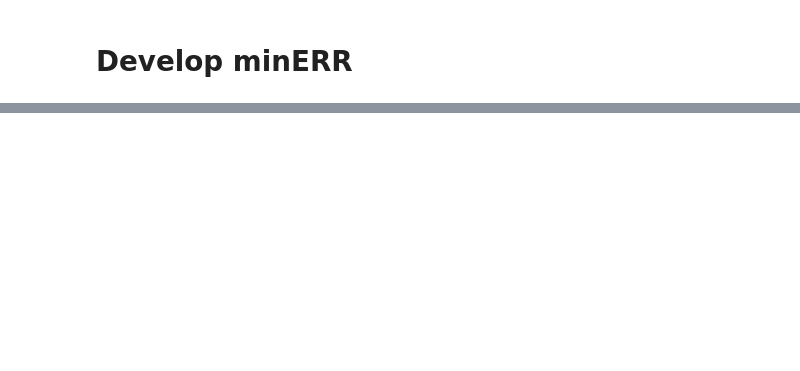
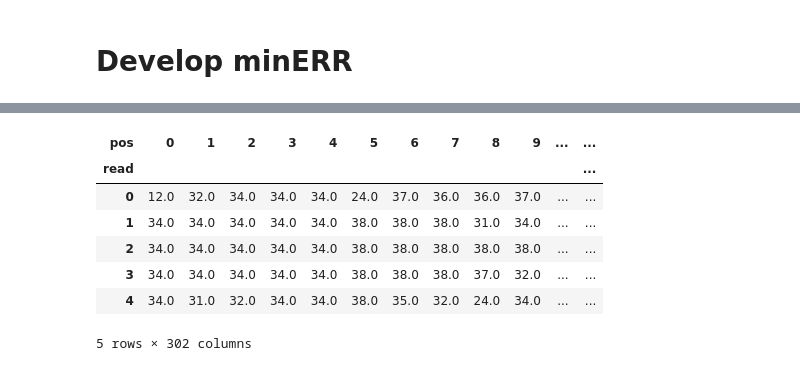
Before and after one commit to michaelsilverstein/mineer, a Jupyter notebook: dev_minerr.ipynb, the cells around one changed output, grey strips where cells are left out. Drawn from its saved outputs; the diff is of its cells as text; code cells hidden in the pictures; blank space fills up the shorter version.

```diff
--- a/dev_minerr.ipynb
+++ b/dev_minerr.ipynb
@@ -12,0 +73,2 @@ file = File(filepath)
+# %%
+r = [r for r in project.fwd_reads if not r.trimmed][0]
@@ -41,0 +169,28 @@ Wall time: 871 ms
+# %%
+"""Collect phred data"""
+max_len = max([len(r.untrimmed.record) for r in subreads])
+phreds = np.empty((nreads, max_len))
+phreds[:] = np.nan
+directions = [None] * nreads
+
+for i in range(nreads):
+    r = subreads[i]
+    # Add direction
+    directions[i] = r.file.direction
+    # Add phred
+    phred = r.untrimmed.phred
+    length = r.untrimmed.length
+    phreds[i, :length] = phred
+phred_df = pd.DataFrame(phreds)
+# Add direction
+phred_df = phred_df.join(pd.Series(directions).rename('direction')).rename_axis(index='read', columns='pos')
+phred_df.head()
+# %% [output]
+| pos | 0 | 1 | 2 | 3 | 4 | 5 | 6 | 7 | 8 | 9 | ... | ... |
+| read |  |  |  |  |  |  |  |  |  |  |  | ... |
+| 0 | 12.0 | 32.0 | 34.0 | 34.0 | 34.0 | 24.0 | 37.0 | 36.0 | 36.0 | 37.0 | ... | ... |
+| 1 | 34.0 | 34.0 | 34.0 | 34.0 | 34.0 | 38.0 | 38.0 | 38.0 | 31.0 | 34.0 | ... | ... |
+| 2 | 34.0 | 34.0 | 34.0 | 34.0 | 34.0 | 38.0 | 38.0 | 38.0 | 38.0 | 38.0 | ... | ... |
+| 3 | 34.0 | 34.0 | 34.0 | 34.0 | 34.0 | 38.0 | 38.0 | 38.0 | 37.0 | 32.0 | ... | ... |
+| 4 | 34.0 | 31.0 | 32.0 | 34.0 | 34.0 | 38.0 | 35.0 | 32.0 | 24.0 | 34.0 | ... | ... |
+5 rows × 302 columns
```
Also changed, not shown: parts of 35 cells of this notebook, 3 other files.
